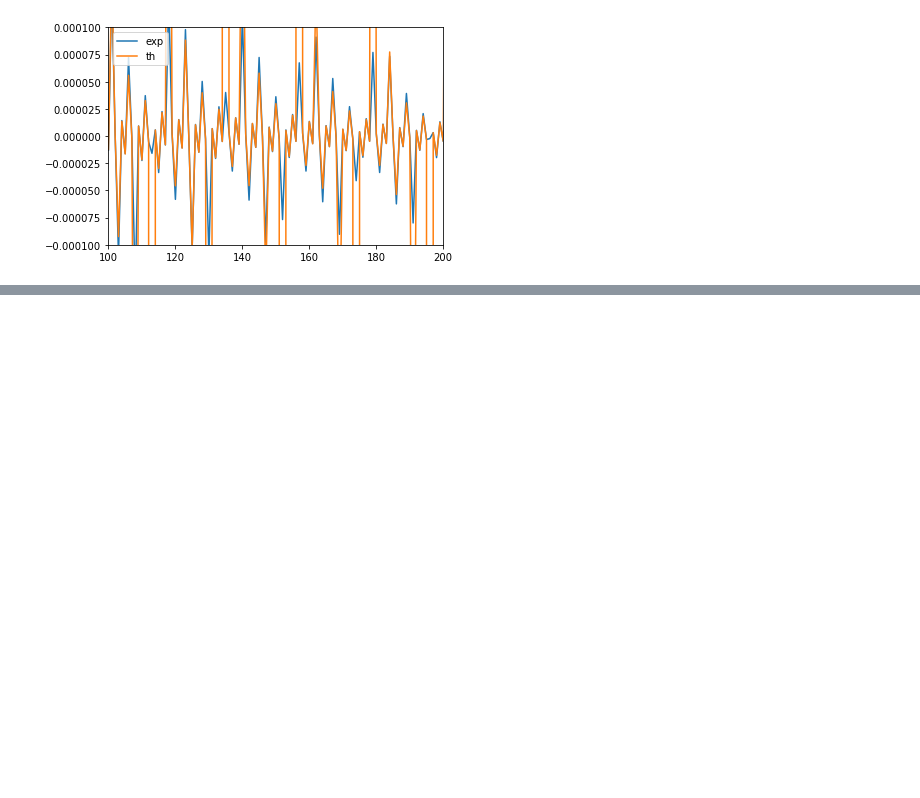
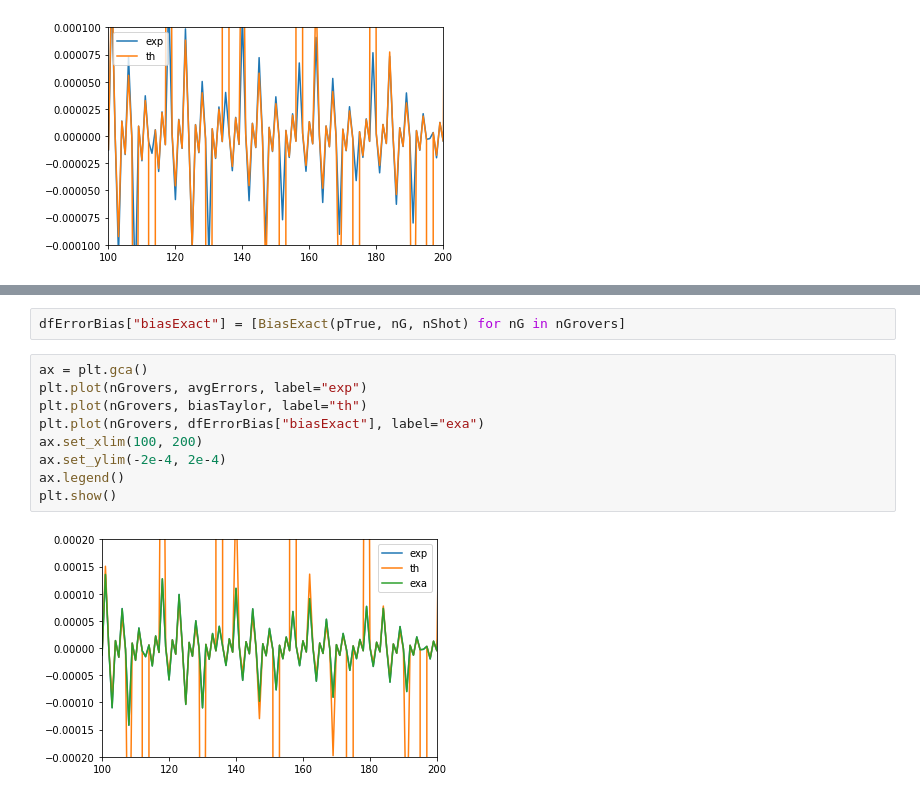
Before and after one commit to Koichi-Miyamoto/QAEErrorVsNShotNGrover, a Jupyter notebook: IQAE_OnlyFinalRoundTest.ipynb, the cells around one changed output, grey strips where cells are left out. Saved outputs shown, nothing was run; the diff lists cells and outputs as text; blank space fills up the shorter version.

```diff
--- a/IQAE_OnlyFinalRoundTest.ipynb
+++ b/IQAE_OnlyFinalRoundTest.ipynb
@@ -125,0 +126,13 @@ plt.scatter(dfErrorBias["p1Final"], dfErrorBias["(avgErr-bias)/errorStd"])
+# %%
+dfErrorBias["biasExact"] = [BiasExact(pTrue, nG, nShot) for nG in nGrovers]
+# %%
+ax = plt.gca()
+plt.plot(nGrovers, avgErrors, label="exp")
+plt.plot(nGrovers, biasTaylor, label="th")
+plt.plot(nGrovers, dfErrorBias["biasExact"], label="exa")
+ax.set_xlim(100, 200)
+ax.set_ylim(-2e-4, 2e-4)
+ax.legend()
+plt.show()
+# %% [output]
+[figure, added]
```
Also changed, not shown: parts of 3 cells of this notebook, 2 other files.
